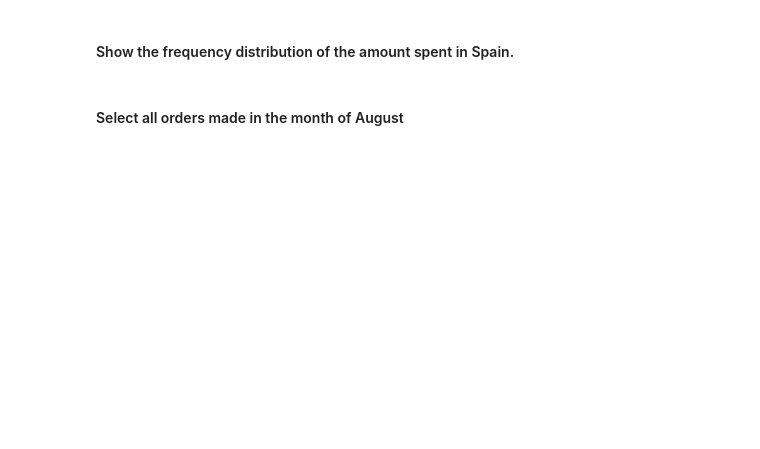
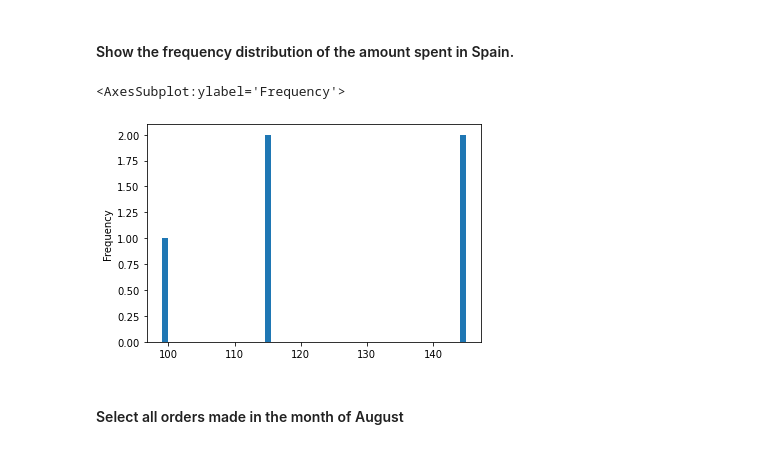
Before and after one commit to Ironhack-Data-Madrid-Octubre-2022/5.1-lab-subsetting-and-descriptive-stats, a Jupyter notebook: your-code/main.ipynb, the cells around one changed output. Cells and saved outputs as stored; diff of their text form; code cells hidden in the pictures; blank space fills up the shorter version.

```diff
--- a/your-code/main.ipynb
+++ b/your-code/main.ipynb
@@ -364,3 +364,4 @@ maxi_sal = datos['Salary']['max']-datos['Salary']['min']
 #### Open the Orders.csv dataset. Name your dataset orders
 # %%
 # your answer here
+orders = pd.read_csv('Orders.csv')
@@ -384,6 +448,7 @@ maxi_sal = datos['Salary']['max']-datos['Salary']['min']
 #### Select all the customers we have in Spain
 # %%
 # your answer here
+Spain=orders[(orders.Country=='Spain')].head()
 # %% [markdown]
 #### How many customers do we have in Spain?
 ##### Hint : Use value_counts()
@@ -414,6 +523,10 @@ maxi_sal = datos['Salary']['max']-datos['Salary']['min']
 #### Show the frequency distribution of the amount spent in Spain.
 # %%
 # your answer here
+Spain.amount_spent.plot.hist(bins=50)
+# %% [output]
+<AxesSubplot:ylabel='Frequency'>
+[figure, added]
 # %% [markdown]
 #### Select all orders made in the month of August
 # %%
```
Also changed, not shown: parts of 21 cells of this notebook, 3 other files.
